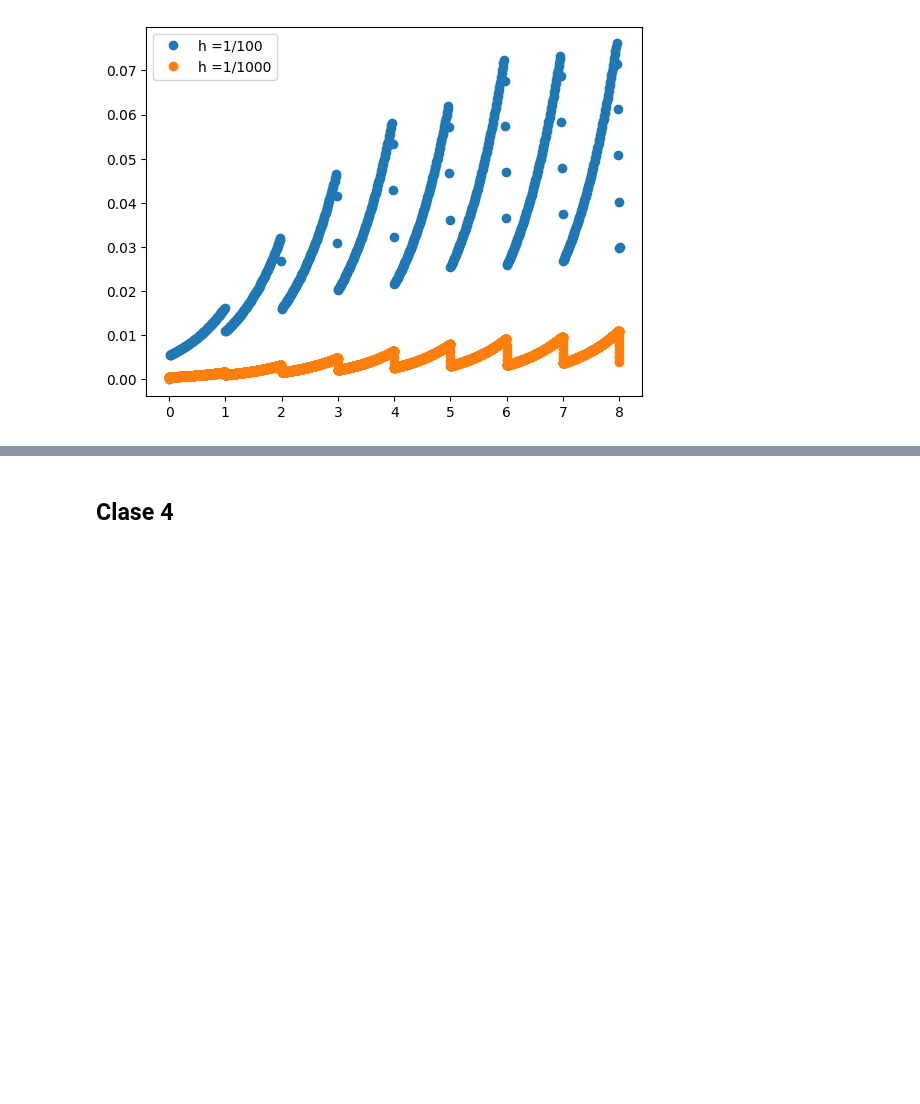
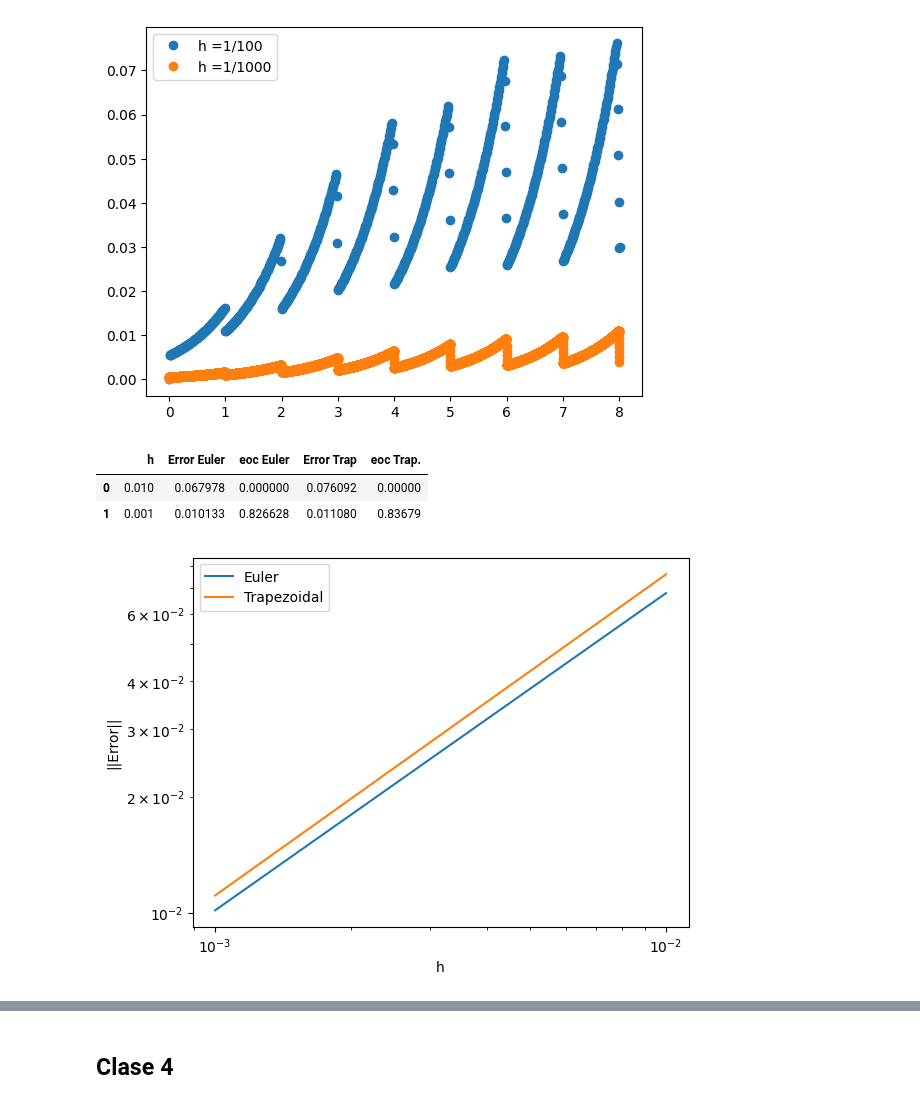
Before and after one commit to ManuelSanchezUribe/ManuelSanchezUribe.github.io, a Jupyter notebook: IMT3410/Capitulo1.ipynb, the cells around one changed output, grey strips where cells are left out. Saved outputs shown, nothing was run; the diff lists cells and outputs as text; code cells hidden in the pictures; blank space fills up the shorter version.

```diff
--- a/IMT3410/Capitulo1.ipynb
+++ b/IMT3410/Capitulo1.ipynb
@@ -439,7 +475,7 @@ f4 = lambda x, y: np.log(3)*(y-np.floor(y)-1.5 )
 
 y0 = 0
 XM = 8
-h = [0.01,0.001]
+h = np.array([0.01,0.001])
 N = [int(XM/hi) for hi in h]
 
 yexact = lambda x: -np.floor(x) + 0.5*(1-3**(x-np.floor(x)))
@@ -473,10 +509,10 @@ plt.legend()
 plt.show()
 
 fig, ax = plt.subplots(1)
-eh1 = np.abs(yexact(np.asarray(xh1))-Th1)
-eh2 = np.abs(yexact(np.asarray(xh2))-Th2)
-ax.plot(xh1,eh1, 'o', label='h =1/100')
-ax.plot(xh2,eh2, 'o', label='h =1/1000')
+eh1T = np.abs(yexact(np.asarray(xh1))-Th1)
+eh2T = np.abs(yexact(np.asarray(xh2))-Th2)
+ax.plot(xh1,eh1T, 'o', label='h =1/100')
+ax.plot(xh2,eh2T, 'o', label='h =1/1000')
 ax.legend()
 plt.show()
 # %% [output]
@@ -484,3 +520,25 @@ plt.show()
 [figure]
 [figure]
 [figure]
+# %%
+maxErrorEuler = [ np.max(err) for err in [eh1, eh2]]
+maxErrorTrap  = [ np.max(err) for err in [eh1T, eh2T]]
+
+dictex2 = {"h": h , "Error Euler":maxErrorEuler, "eoc Euler": eoc(h, maxErrorEuler), "Error Trap":maxErrorTrap,"eoc Trap.":eoc(h, maxErrorTrap)}
+dfex2 = pd.DataFrame(dictex2)
+dfex2
+# %% [output]
+|  | h | Error Euler | eoc Euler | Error Trap | eoc Trap. |
+| 0 | 0.010 | 0.067978 | 0.000000 | 0.076092 | 0.00000 |
+| 1 | 0.001 | 0.010133 | 0.826628 | 0.011080 | 0.83679 |
+# %%
+# Graficos de error
+
+plt.loglog(h, maxErrorEuler,label='Euler')
+plt.loglog(h, maxErrorTrap,label='Trapezoidal')
+plt.legend()
+plt.xlabel('h')
+plt.ylabel('||Error||')
+plt.show()
+# %% [output]
+[figure, added]
```
Also changed, not shown: parts of 4 cells of this notebook, 1 other file.
